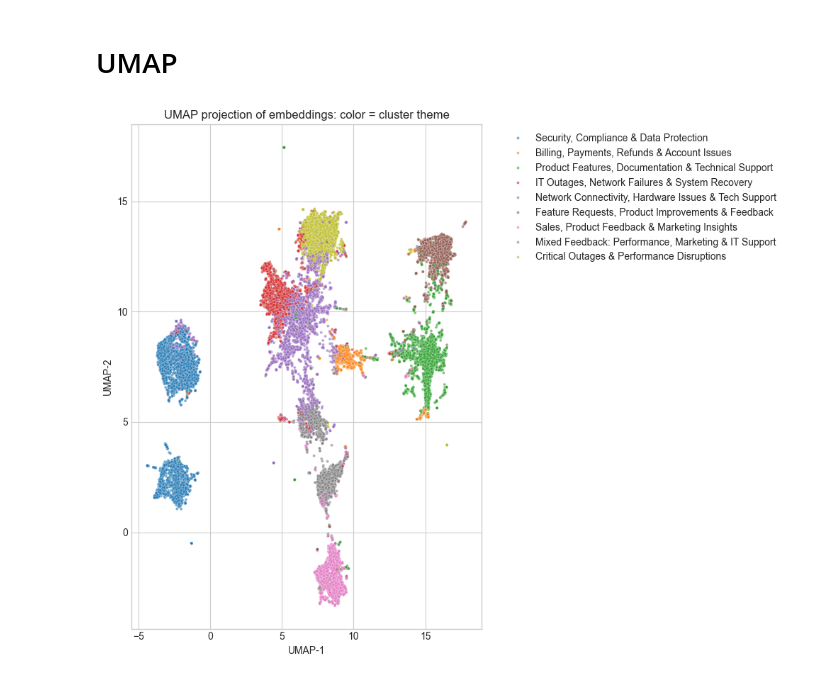
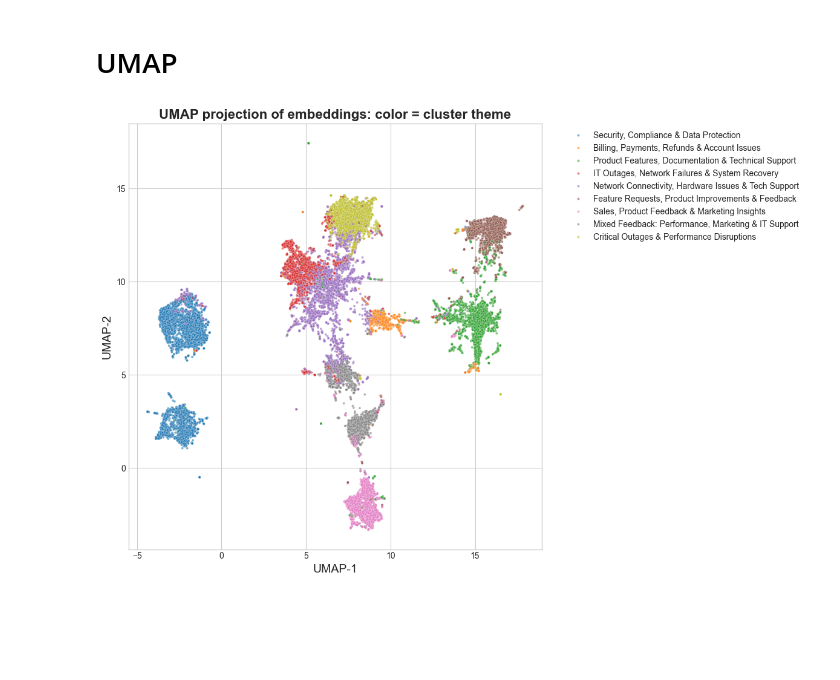
Before and after one commit to Ekatskoropud/Academia_BA, a Jupyter notebook: Sprint 13/notebooks/clustering full text.ipynb, the cells around one changed output. Drawn from its saved outputs; the diff is of its cells as text; code cells hidden in the pictures; blank space fills up the shorter version.

```diff
--- a/Sprint 13/notebooks/clustering full text.ipynb
+++ b/Sprint 13/notebooks/clustering full text.ipynb
@@ -232,5 +231,9 @@ Saved to C:\Workspace\Python Playground\df_with_cluster_name.csv
 # %% [markdown]
 # Visualization
+# %%
+out_path = r"../data/df_with_fulltext_cluster_name.csv"
+# %%
+df = pd.read_csv(out_path)
 # %%
 
 
@@ -337,24 +340,25 @@ X_umap = reducer.fit_transform(X)
 df['umap_x'] = X_umap[:, 0]
 df['umap_y'] = X_umap[:, 1]
 # %%
-plt.figure(figsize=(10, 8))
+plt.figure(figsize=(12, 8))
 sns.scatterplot(
     data=df,
     x='umap_x',
     y='umap_y',
     hue='cluster_name',
     s=8,
     alpha=0.6,
     legend='full'
 )
-plt.title("UMAP projection of embeddings: color = cluster theme")
-plt.xlabel("UMAP-1")
-plt.ylabel("UMAP-2")
+
+plt.title("UMAP projection of embeddings: color = cluster theme", fontsize=16, fontweight='bold')
+plt.xlabel("UMAP-1", fontsize=14)
+plt.ylabel("UMAP-2", fontsize=14)
 plt.legend(bbox_to_anchor=(1.05, 1), loc='upper left')
 plt.tight_layout()
 plt.show()
 # %% [output]
-[figure, old version]
+[figure, new version]
 # %%
 plt.figure(figsize=(10, 8))
 sns.scatterplot(
```
Also changed, not shown: parts of 11 cells of this notebook, 5 other files.
